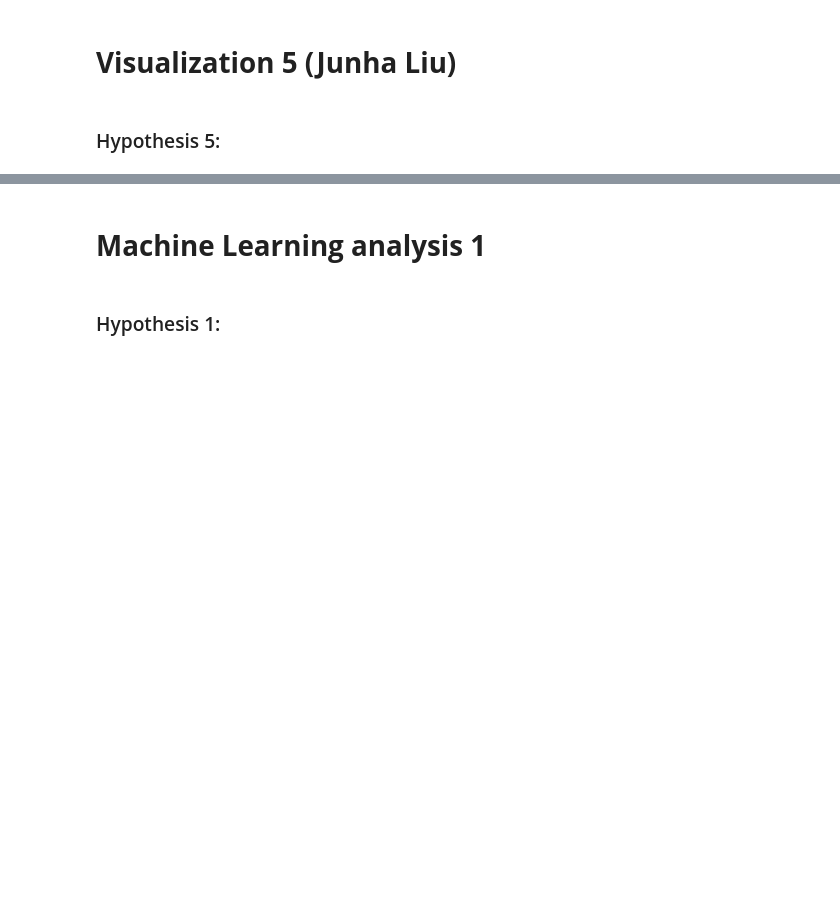
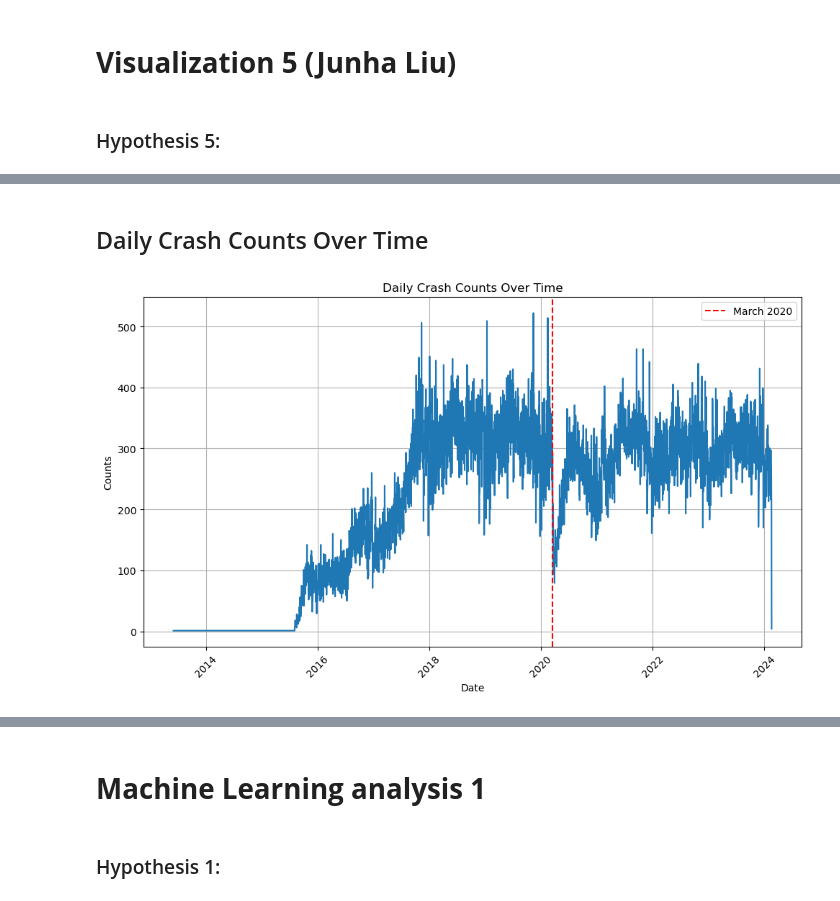
Before and after one commit to jweis4/CS-418-Traffic-Accidents-Analysis-Project, a Jupyter notebook: src/CS-418-Group-16.ipynb, the cells around one changed output, grey strips where cells are left out. Drawn from its saved outputs; the diff is of its cells as text; code cells hidden in the pictures; blank space fills up the shorter version.

```diff
--- a/src/CS-418-Group-16.ipynb
+++ b/src/CS-418-Group-16.ipynb
@@ -337,0 +448,23 @@ According to my analysis, the ‘CLEAR’ condition is not the least dangerous c
+# %% [markdown]
+## Daily Crash Counts Over Time
+# %%
+crashes_df['DATE'] = crashes_df['DATE_POLICE_NOTIFIED'].dt.date
+crashes_by_date = crashes_df.groupby('DATE').size().reset_index(name='counts')
+
+plt.figure(figsize=(10, 6))
+plt.plot(crashes_by_date['DATE'], crashes_by_date['counts'])
+plt.title('Daily Crash Counts Over Time')
+plt.xlabel('Date')
+plt.ylabel('Counts')
+plt.xticks(rotation=45)
+plt.grid(True)
+
+# Highlight March 2020
+march_2020_start = pd.to_datetime('2020-03-15')
+plt.axvline(x=march_2020_start, color='red', linestyle='--', label='March 2020')
+
+plt.legend()
+plt.tight_layout()
+plt.show()
+# %% [output]
+[figure, added]
```
Also changed, not shown: parts of 15 cells of this notebook.
